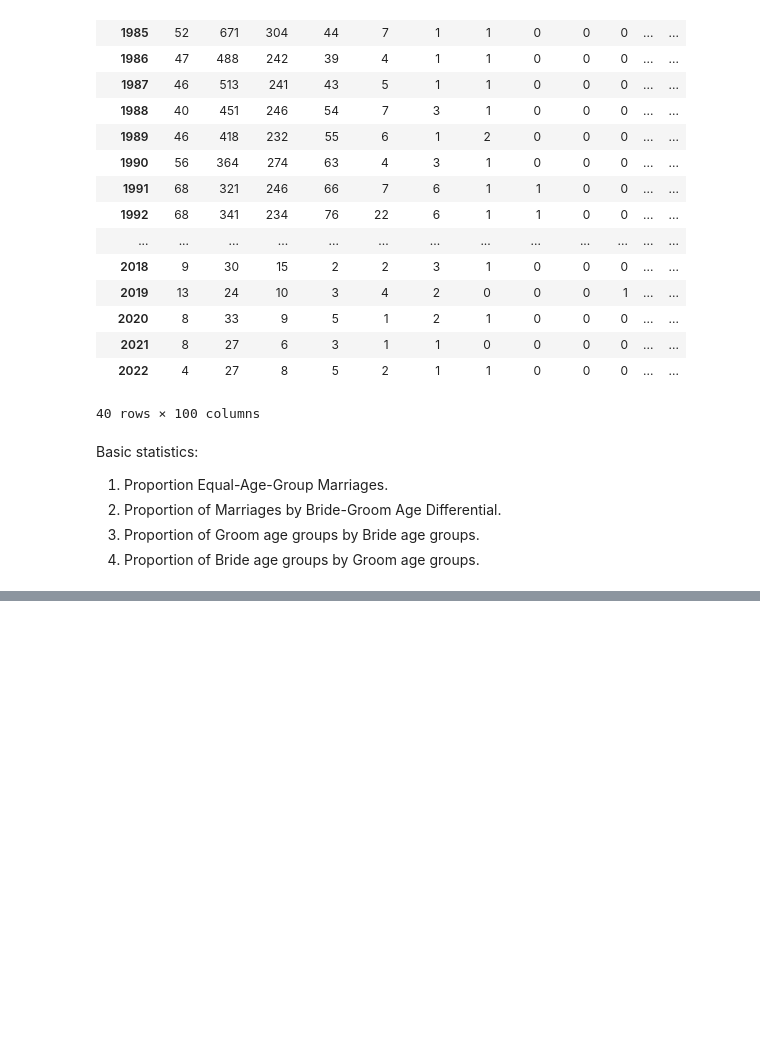
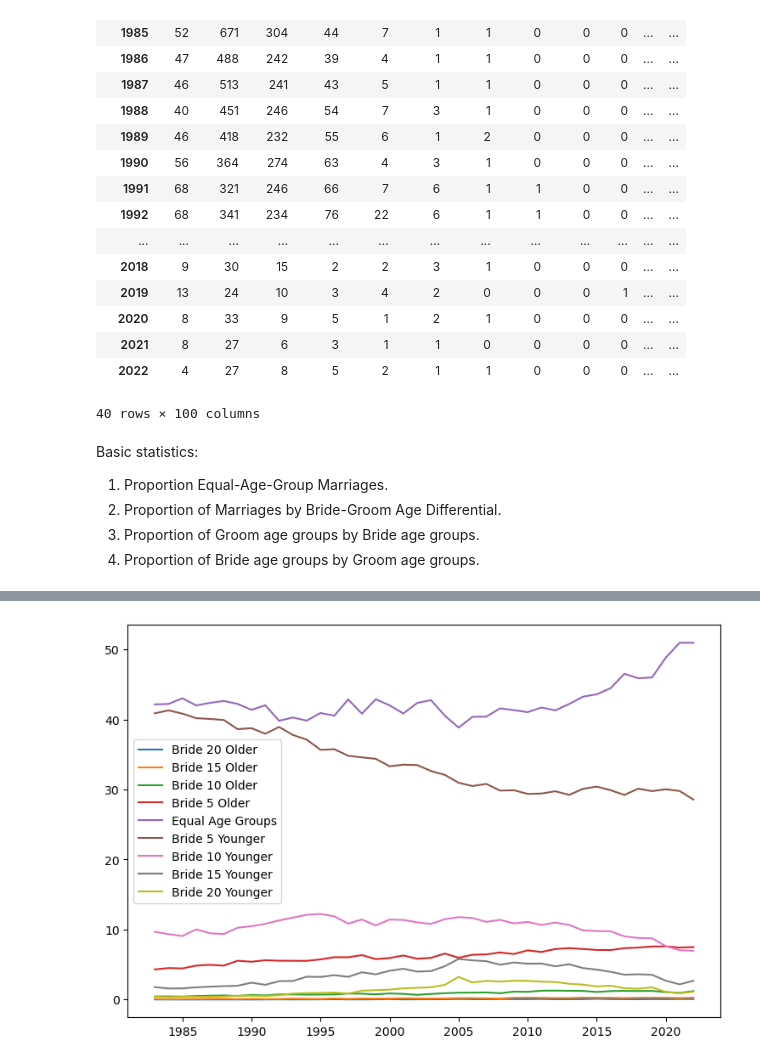
Before and after one commit to YC-Goh/YC-Goh.github.io, a Jupyter notebook: projects/sg-public-data/src/_1_marriage_patterns.ipynb, the cells around one changed output, grey strips where cells are left out. Cells and saved outputs as stored; diff of their text form; code cells hidden in the pictures; blank space fills up the shorter version.

```diff
--- a/projects/sg-public-data/src/_1_marriage_patterns.ipynb
+++ b/projects/sg-public-data/src/_1_marriage_patterns.ipynb
@@ -335,0 +354,21 @@ Basic statistics:
+# %%
+df_a_p_simp = pd.DataFrame.from_dict(
+    dict(
+        **{
+            f'Bride {i*5} Older': df_a_p.loc[:,df_a_p.columns.get_level_values('Brides').codes-df_a_p.columns.get_level_values('Grooms').codes==i].sum(axis=1) for i in range(4, 0, -1)
+        },
+        **{'Equal Age Groups': df_a_p.loc[:,df_a_p.columns.get_level_values('Brides')==df_a_p.columns.get_level_values('Grooms')].sum(axis=1)},
+        **{
+            f'Bride {i*5} Younger': df_a_p.loc[:,df_a_p.columns.get_level_values('Brides').codes-df_a_p.columns.get_level_values('Grooms').codes==-i].sum(axis=1) for i in range(1, 5, 1)
+        },
+    ),
+    orient='columns'
+)
+plt.figure(figsize=(9, 6))
+plt.plot(df_a_p_simp)
+plt.legend(df_a_p_simp.columns)
+plt.show()
+plt.gcf().clear()
+plt.close(plt.gcf())
+# %% [output]
+[figure, added]
```
Also changed, not shown: parts of 16 cells of this notebook.
